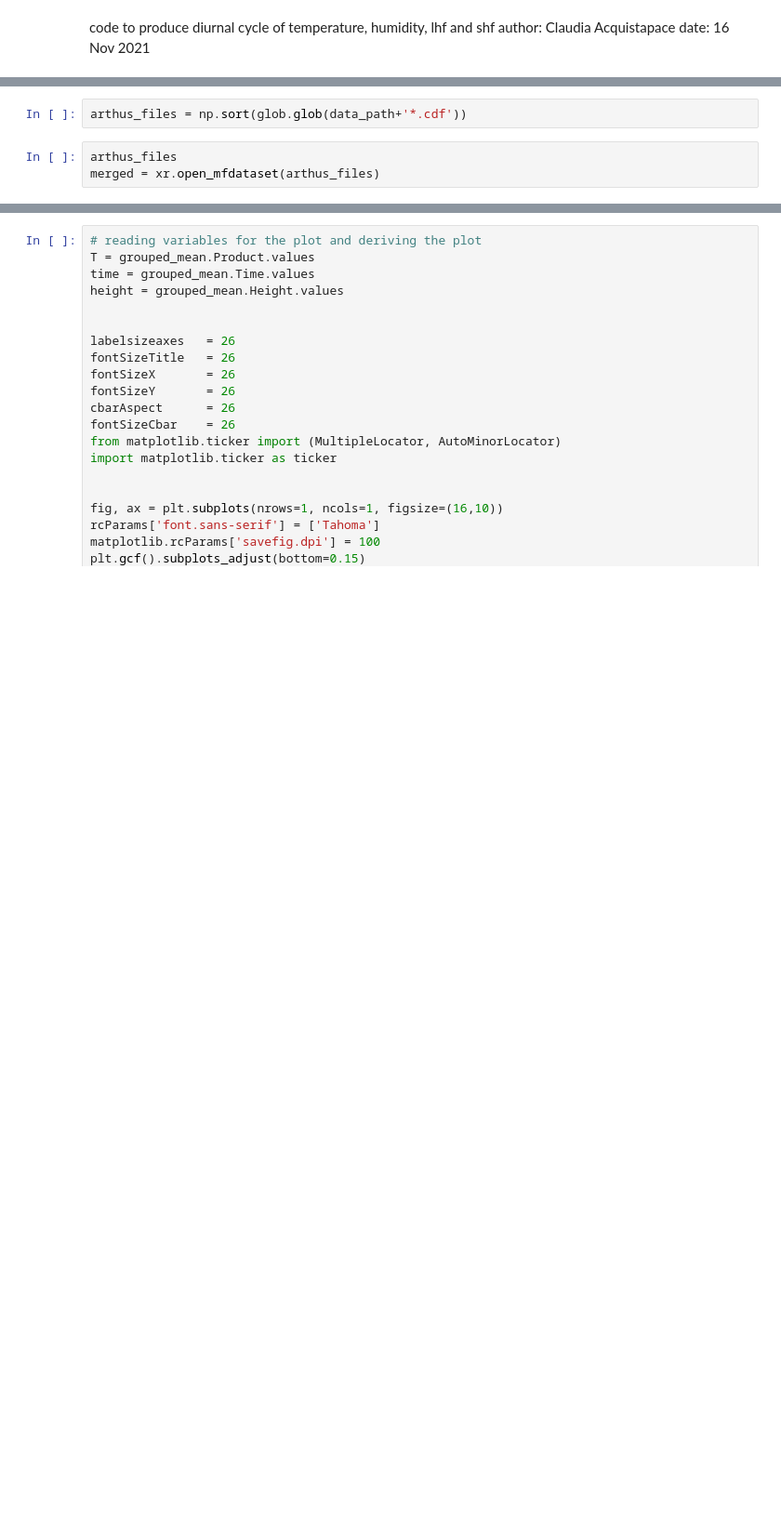
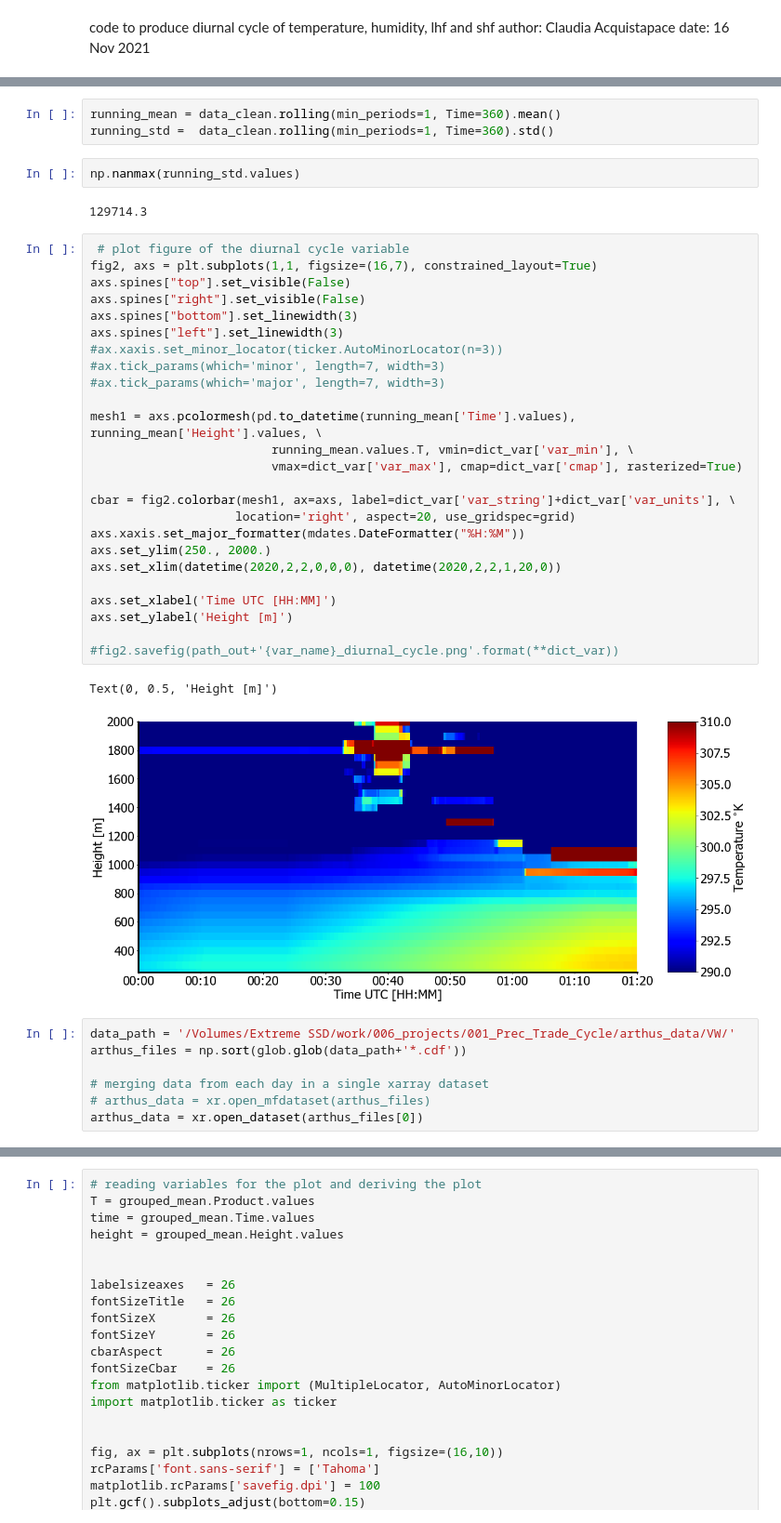
Before and after one commit to ClauClouds/SST-impact, a Jupyter notebook: diurnal_cycle_arthus_data.ipynb, the cells around one changed output, grey strips where cells are left out. Shown at 93% size. Cells and saved outputs as stored; diff of their text form; blank space fills up the shorter version.

```diff
--- a/diurnal_cycle_arthus_data.ipynb
+++ b/diurnal_cycle_arthus_data.ipynb
@@ -166,5 +294,42 @@ AttributeError: 'function' object has no attribute 'dtype'
+# %%
+running_mean = data_clean.rolling(min_periods=1, Time=360).mean()
+running_std =  data_clean.rolling(min_periods=1, Time=360).std()
+# %%
+np.nanmax(running_std.values)
+# %% [output]
+129714.3
+# %%
+ # plot figure of the diurnal cycle variable
+fig2, axs = plt.subplots(1,1, figsize=(16,7), constrained_layout=True)
+axs.spines["top"].set_visible(False)
+axs.spines["right"].set_visible(False)
+axs.spines["bottom"].set_linewidth(3)
+axs.spines["left"].set_linewidth(3)
+#ax.xaxis.set_minor_locator(ticker.AutoMinorLocator(n=3))
+#ax.tick_params(which='minor', length=7, width=3)
+#ax.tick_params(which='major', length=7, width=3)
+
+mesh1 = axs.pcolormesh(pd.to_datetime(running_mean['Time'].values), running_mean['Height'].values, \
+                         running_mean.values.T, vmin=dict_var['var_min'], \
+                         vmax=dict_var['var_max'], cmap=dict_var['cmap'], rasterized=True)
+
+cbar = fig2.colorbar(mesh1, ax=axs, label=dict_var['var_string']+dict_var['var_units'], \
+                    location='right', aspect=20, use_gridspec=grid)
+axs.xaxis.set_major_formatter(mdates.DateFormatter("%H:%M"))
+axs.set_ylim(250., 2000.)
+axs.set_xlim(datetime(2020,2,2,0,0,0), datetime(2020,2,2,1,20,0))
+
+axs.set_xlabel('Time UTC [HH:MM]')
+axs.set_ylabel('Height [m]')
+
+#fig2.savefig(path_out+'{var_name}_diurnal_cycle.png'.format(**dict_var))
+# %% [output]
+Text(0, 0.5, 'Height [m]')
+[figure, added]
 # %%
+data_path = '/Volumes/Extreme SSD/work/006_projects/001_Prec_Trade_Cycle/arthus_data/VW/'
 arthus_files = np.sort(glob.glob(data_path+'*.cdf'))
+
+# merging data from each day in a single xarray dataset
+# arthus_data = xr.open_mfdataset(arthus_files)
+arthus_data = xr.open_dataset(arthus_files[0])
-# %%
-arthus_files
-merged = xr.open_mfdataset(arthus_files)
```
Also changed, not shown: parts of 6 cells of this notebook, 1 other file.
